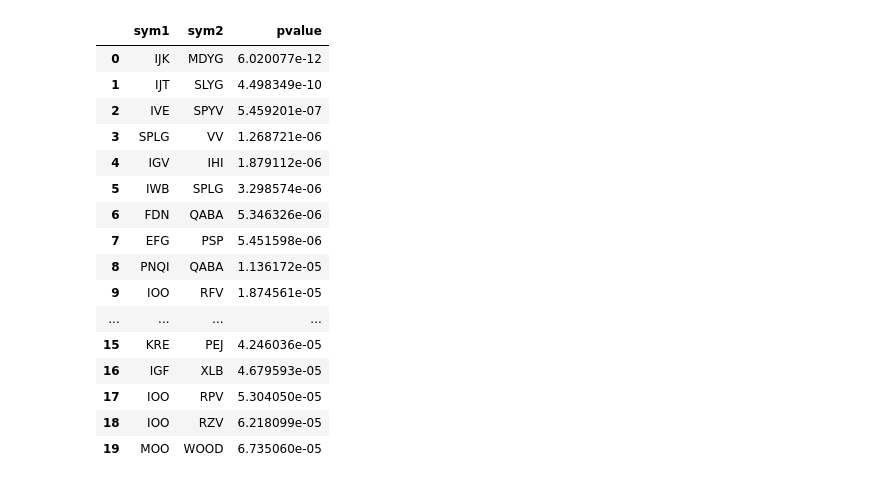
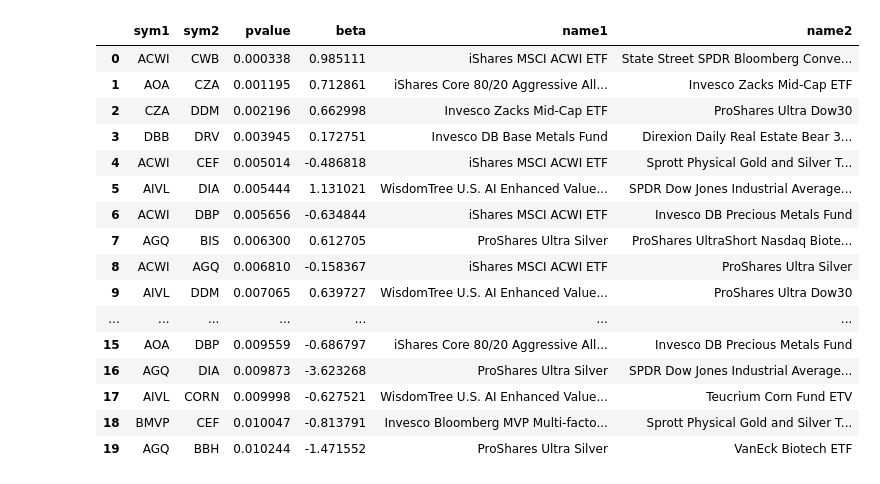
Before and after one commit to scormonho/Kalman-Filters-for-Trading, a Jupyter notebook: .ipynb, the cells around one changed output. Cells and saved outputs as stored; diff of their text form; code cells hidden in the pictures.

```diff
--- a/.ipynb
+++ b/.ipynb
@@ -51,0 +48,3 @@ log_prices.head()
+# %%
+log_price_df = np.log(price_df)
+log_price_df.head()
@@ -52,5 +60,4 @@ log_prices.head()
 # %%
 # We use first 40% of data for cointegration test
-n = int(len(log_prices) * 0.40)
-log_prices_train = log_prices.iloc[:n]
-log_prices_train.head()
+train_size = int(len(log_price_df) * 0.40)
+log_price_train = log_price_df.iloc[:train_size]
@@ -141,10 +74,0 @@ subset
-# %%
-# Heatmap to show the p-values of the cointegration test between each pair of stocks
-data = subset
-scores, pvalues, pairs = find_cointegrated_pairs(data)
-
-plt.figure(figsize=(15,7))
-
-sns.heatmap(pvalues, xticklabels=data.columns, yticklabels=data.columns, cmap='RdYlGn_r', mask = (pvalues >= 1))
-
-plt.show()
@@ -217,30 +117,48 @@ sym2name = dict(zip(symmap["Symbol"], symmap["Security Name"]))
+# %%
+subset = log_price_train.iloc[:, :50]
+beta_matrix, pvalue_matrix, pairs = find_cointegrated_pairs_parallel(subset)
+
+fig = go.Figure(data=go.Heatmap(
+                   z=pvalue_matrix,
+                   x=subset.columns, y=subset.columns,
+                   hoverongaps = False,
+                   zmin=0, zmax=1, colorscale="thermal_r",
+))
+fig.update_layout(width=800,height=800)
+fig.show()
 # %%
 cols = list(subset.columns)
 col_to_idx = {c:i for i,c in enumerate(cols)}
 
 pairs_df = pd.DataFrame(pairs, columns=["sym1","sym2"])
 pairs_df["pvalue"] = pairs_df.apply(
-    lambda r: pvalues[col_to_idx[r["sym1"]], col_to_idx[r["sym2"]]],
+    lambda r: pvalue_matrix[col_to_idx[r["sym1"]], col_to_idx[r["sym2"]]],
+    axis=1
+)
+pairs_df["beta"] = pairs_df.apply(
+    lambda r: beta_matrix[col_to_idx[r["sym1"]], col_to_idx[r["sym2"]]],
     axis=1
 )
 
+pairs_df["name1"] = pairs_df["sym1"].map(sym2name)
+pairs_df["name2"] = pairs_df["sym2"].map(sym2name)
 pairs_df = pairs_df.sort_values("pvalue").reset_index(drop=True)
 pairs_df.head(20)
 # %% [output]
-|  | sym1 | sym2 | pvalue |
-| 0 | IJK | MDYG | 6.020077e-12 |
-| 1 | IJT | SLYG | 4.498349e-10 |
-| 2 | IVE | SPYV | 5.459201e-07 |
-| 3 | SPLG | VV | 1.268721e-06 |
-| 4 | IGV | IHI | 1.879112e-06 |
-| 5 | IWB | SPLG | 3.298574e-06 |
-| 6 | FDN | QABA | 5.346326e-06 |
-| 7 | EFG | PSP | 5.451598e-06 |
-| 8 | PNQI | QABA | 1.136172e-05 |
-| 9 | IOO | RFV | 1.874561e-05 |
-| ... | ... | ... | ... |
-| 15 | KRE | PEJ | 4.246036e-05 |
-| 16 | IGF | XLB | 4.679593e-05 |
-| 17 | IOO | RPV | 5.304050e-05 |
-| 18 | IOO | RZV | 6.218099e-05 |
-| 19 | MOO | WOOD | 6.735060e-05 |
+|  | sym1 | sym2 | pvalue | beta | name1 | name2 |
+| 0 | ACWI | CWB | 0.000338 | 0.985111 | iShares MSCI ACWI ETF | State Street SPDR Bloomberg Conve... |
+| 1 | AOA | CZA | 0.001195 | 0.712861 | iShares Core 80/20 Aggressive All... | Invesco Zacks Mid-Cap ETF |
+| 2 | CZA | DDM | 0.002196 | 0.662998 | Invesco Zacks Mid-Cap ETF | ProShares Ultra Dow30 |
+| 3 | DBB | DRV | 0.003945 | 0.172751 | Invesco DB Base Metals Fund | Direxion Daily Real Estate Bear 3... |
+| 4 | ACWI | CEF | 0.005014 | -0.486818 | iShares MSCI ACWI ETF | Sprott Physical Gold and Silver T... |
+| 5 | AIVL | DIA | 0.005444 | 1.131021 | WisdomTree U.S. AI Enhanced Value... | SPDR Dow Jones Industrial Average... |
+| 6 | ACWI | DBP | 0.005656 | -0.634844 | iShares MSCI ACWI ETF | Invesco DB Precious Metals Fund |
+| 7 | AGQ | BIS | 0.006300 | 0.612705 | ProShares Ultra Silver | ProShares UltraShort Nasdaq Biote... |
+| 8 | ACWI | AGQ | 0.006810 | -0.158367 | iShares MSCI ACWI ETF | ProShares Ultra Silver |
+| 9 | AIVL | DDM | 0.007065 | 0.639727 | WisdomTree U.S. AI Enhanced Value... | ProShares Ultra Dow30 |
+| ... | ... | ... | ... | ... | ... | ... |
+| 15 | AOA | DBP | 0.009559 | -0.686797 | iShares Core 80/20 Aggressive All... | Invesco DB Precious Metals Fund |
+| 16 | AGQ | DIA | 0.009873 | -3.623268 | ProShares Ultra Silver | SPDR Dow Jones Industrial Average... |
+| 17 | AIVL | CORN | 0.009998 | -0.627521 | WisdomTree U.S. AI Enhanced Value... | Teucrium Corn Fund ETV |
+| 18 | BMVP | CEF | 0.010047 | -0.813791 | Invesco Bloomberg MVP Multi-facto... | Sprott Physical Gold and Silver T... |
+| 19 | AGQ | BBH | 0.010244 | -1.471552 | ProShares Ultra Silver | VanEck Biotech ETF |
```
Also changed, not shown: parts of 25 cells of this notebook.
